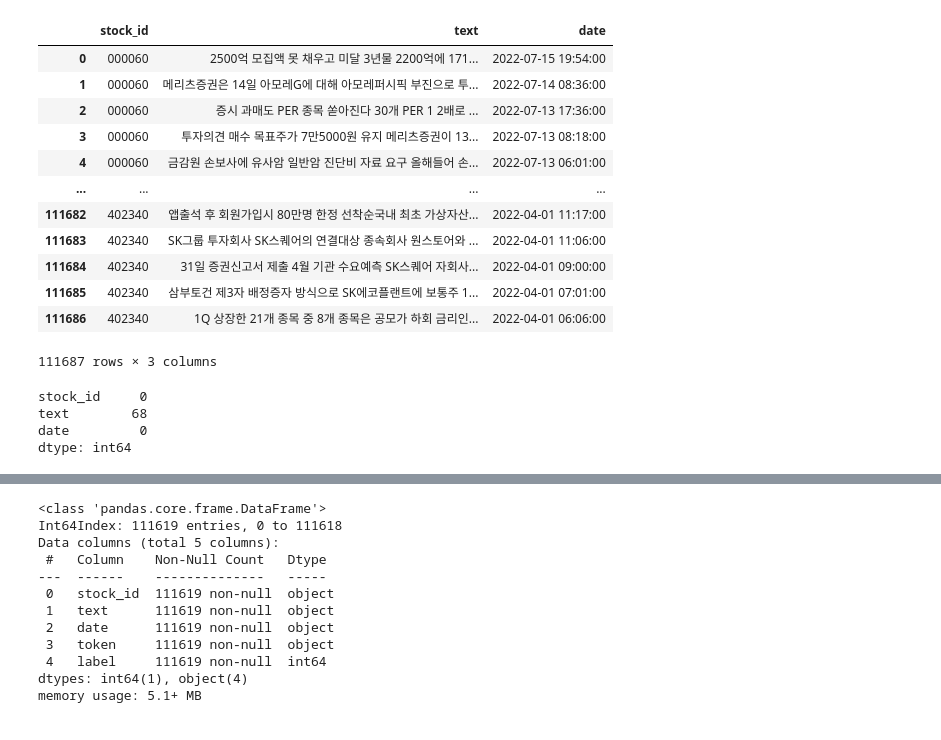
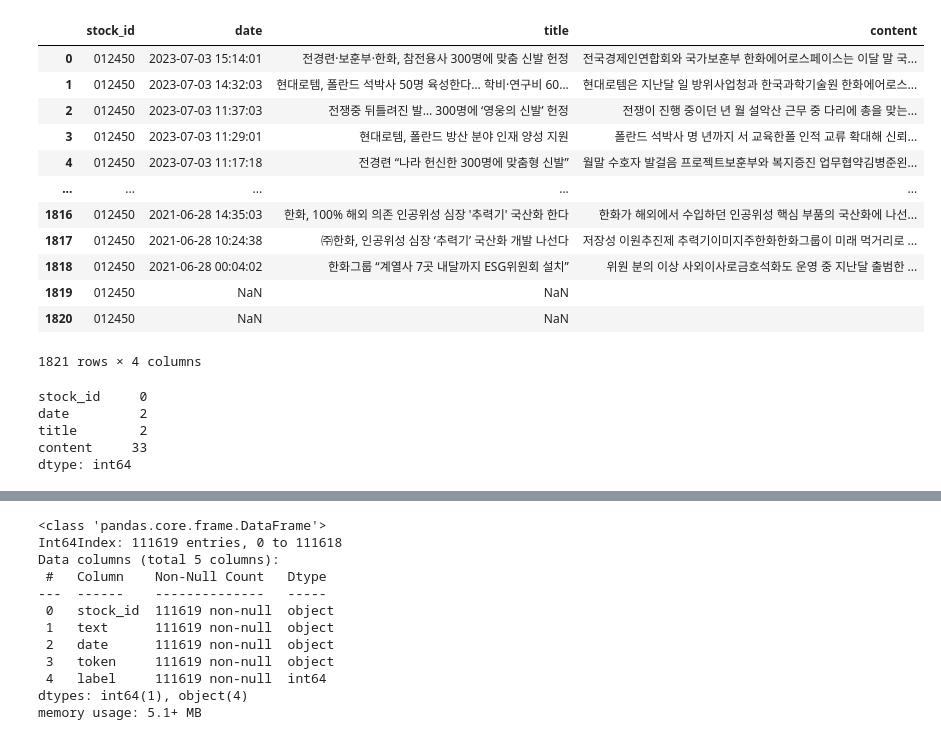
Before and after one commit to yeijeong/dl-dev, a Jupyter notebook: MUJ/News/The_Relationship_between_news_and_stocks-main/token.ipynb, the cells around one changed output, grey strips where cells are left out. Drawn from its saved outputs; the diff is of its cells as text; code cells hidden in the pictures.

```diff
--- a/MUJ/News/The_Relationship_between_news_and_stocks-main/token.ipynb
+++ b/MUJ/News/The_Relationship_between_news_and_stocks-main/token.ipynb
@@ -79,0 +49,15 @@ news
+# %%
+# cur.execute('''
+# SELECT DISTINCT NewsDates, NewsTitles, NewsContents FROM past_news_hanwhaairospace
+# ''')
+# news = cur.fetchall()
+# news = pd.DataFrame(news, columns=['NewsDates', 'NewsTitles', 'NewsContents'])
+# news
+
+news = pd.read_csv('./한화에어로스페이스_test.csv', index_col=0)
+
+# df = pd.DataFrame(result, columns=['stock_id', 'date', 'closing_price', 'market_price', 'high_price', 'low_price'])
+
+news = news.sort_values(ascending=False, by=['date']).reset_index(drop=True)
+
+news
@@ -79,0 +78,3 @@ news
+# %%
+news.insert(0, 'stock_id', stock_id)
+news.drop('link', axis=1, inplace=True)
@@ -91,34 +108,55 @@ def clean_text(d):
   text = re.sub("\n", ' ', text)
   text = re.sub("  +", " ", text)
   return text
+
+def text_clean(text):
+    pattern = '([a-zA-Z0-9_.+-]+@[a-zA-Z0-9-]+\.[a-zA-Z0-9-.]+)' # E-mail제거
+    text = re.sub(pattern, '', text)
+    pattern = '(http|ftp|https)://(?:[-\w.]|(?:%[\da-fA-F]{2}))+' # URL제거
+    text = re.sub(pattern, '', text)
+    pattern = '[a-zA-Z0-9]'    # 숫자와 알파벳 제거
+    text = re.sub(pattern, '', text)
+    pattern = '([ㄱ-ㅎㅏ-ㅣ]+)'  # 한글 자음, 모음 제거
+    text = re.sub(pattern, '', text)
+    pattern = '<[^>]*>'         # HTML 태그 제거
+    text = re.sub(pattern, '', text)
+    pattern = '[^\w\s]'         # 특수기호제거
+    text = re.sub(pattern, '', text)
+    pattern = '[\n]'            # \n제거
+    text = re.sub(pattern, '', text)
+    pattern = '[\t]'            # \n제거
+    text = re.sub(pattern, '', text)
+    return text
 # %%
-news['text'] = news.text.apply(clean_text)
+news['content'] = news.content.apply(text_clean)
+news['content'] = news.content.apply(clean_text)
 news
 # %% [output]
-|  | stock_id | text | date |
-| 0 | 000060 | 2500억 모집액 못 채우고 미달 3년물 2200억에 171... | 2022-07-15 19:54:00 |
-| 1 | 000060 | 메리츠증권은 14일 아모레G에 대해 아모레퍼시픽 부진으로 투... | 2022-07-14 08:36:00 |
-| 2 | 000060 | 증시 과매도 PER 종목 쏟아진다 30개 PER 1 2배로 ... | 2022-07-13 17:36:00 |
-| 3 | 000060 | 투자의견 매수 목표주가 7만5000원 유지 메리츠증권이 13... | 2022-07-13 08:18:00 |
-| 4 | 000060 | 금감원 손보사에 유사암 일반암 진단비 자료 요구 올해들어 손... | 2022-07-13 06:01:00 |
-| ... | ... | ... | ... |
-| 111682 | 402340 | 앱출석 후 회원가입시 80만명 한정 선착순국내 최초 가상자산... | 2022-04-01 11:17:00 |
-| 111683 | 402340 | SK그룹 투자회사 SK스퀘어의 연결대상 종속회사 원스토어와 ... | 2022-04-01 11:06:00 |
-| 111684 | 402340 | 31일 증권신고서 제출 4월 기관 수요예측 SK스퀘어 자회사... | 2022-04-01 09:00:00 |
-| 111685 | 402340 | 삼부토건 제3자 배정증자 방식으로 SK에코플랜트에 보통주 1... | 2022-04-01 07:01:00 |
-| 111686 | 402340 | 1Q 상장한 21개 종목 중 8개 종목은 공모가 하회 금리인... | 2022-04-01 06:06:00 |
+|  | stock_id | date | title | content |
+| 0 | 012450 | 2023-07-03 15:14:01 | 전경련·보훈부·한화, 참전용사 300명에 맞춤 신발 헌정 | 전국경제인연합회와 국가보훈부 한화에어로스페이스는 이달 말 국... |
+| 1 | 012450 | 2023-07-03 14:32:03 | 현대로템, 폴란드 석박사 50명 육성한다… 학비·연구비 60... | 현대로템은 지난달 일 방위사업청과 한국과학기술원 한화에어로스... |
+| 2 | 012450 | 2023-07-03 11:37:03 | 전쟁중 뒤틀려진 발… 300명에 ‘영웅의 신발’ 헌정 | 전쟁이 진행 중이던 년 월 설악산 근무 중 다리에 총을 맞는... |
+| 3 | 012450 | 2023-07-03 11:29:01 | 현대로템, 폴란드 방산 분야 인재 양성 지원 | 폴란드 석박사 명 년까지 서 교육한폴 인적 교류 확대해 신뢰... |
+| 4 | 012450 | 2023-07-03 11:17:18 | 전경련 “나라 헌신한 300명에 맞춤형 신발” | 월말 수호자 발걸음 프로젝트보훈부와 복지증진 업무협약김병준왼... |
+| ... | ... | ... | ... | ... |
+| 1816 | 012450 | 2021-06-28 14:35:03 | 한화, 100% 해외 의존 인공위성 심장 '추력기' 국산화 한다 | 한화가 해외에서 수입하던 인공위성 핵심 부품의 국산화에 나선... |
+| 1817 | 012450 | 2021-06-28 10:24:38 | ㈜한화, 인공위성 심장 ‘추력기’ 국산화 개발 나선다 | 저장성 이원추진제 추력기이미지주한화한화그룹이 미래 먹거리로 ... |
+| 1818 | 012450 | 2021-06-28 00:04:02 | 한화그룹 “계열사 7곳 내달까지 ESG위원회 설치” | 위원 분의 이상 사외이사로금호석화도 운영 중 지난달 출범한 ... |
+| 1819 | 012450 | NaN | NaN |  |
+| 1820 | 012450 | NaN | NaN |  |
-111687 rows × 3 columns
+1821 rows × 4 columns
 # %%
 from konlpy.tag import Kkma
 from tqdm import tqdm, tqdm_pandas
 tagger = Kkma()
 # %%
-news.loc[(news["text"] == '') | (news["text"] == ' '), 'text'] = None
+news.loc[(news["content"] == '') | (news["content"] == ' '), 'content'] = None
 news.isnull().sum()
 # %% [output]
 stock_id     0
-text        68
-date         0
+date         2
+title        2
+content     33
 dtype: int64
 # %%
 news = news.dropna(axis=0)
```
Also changed, not shown: parts of 22 cells of this notebook, 10 other files.
